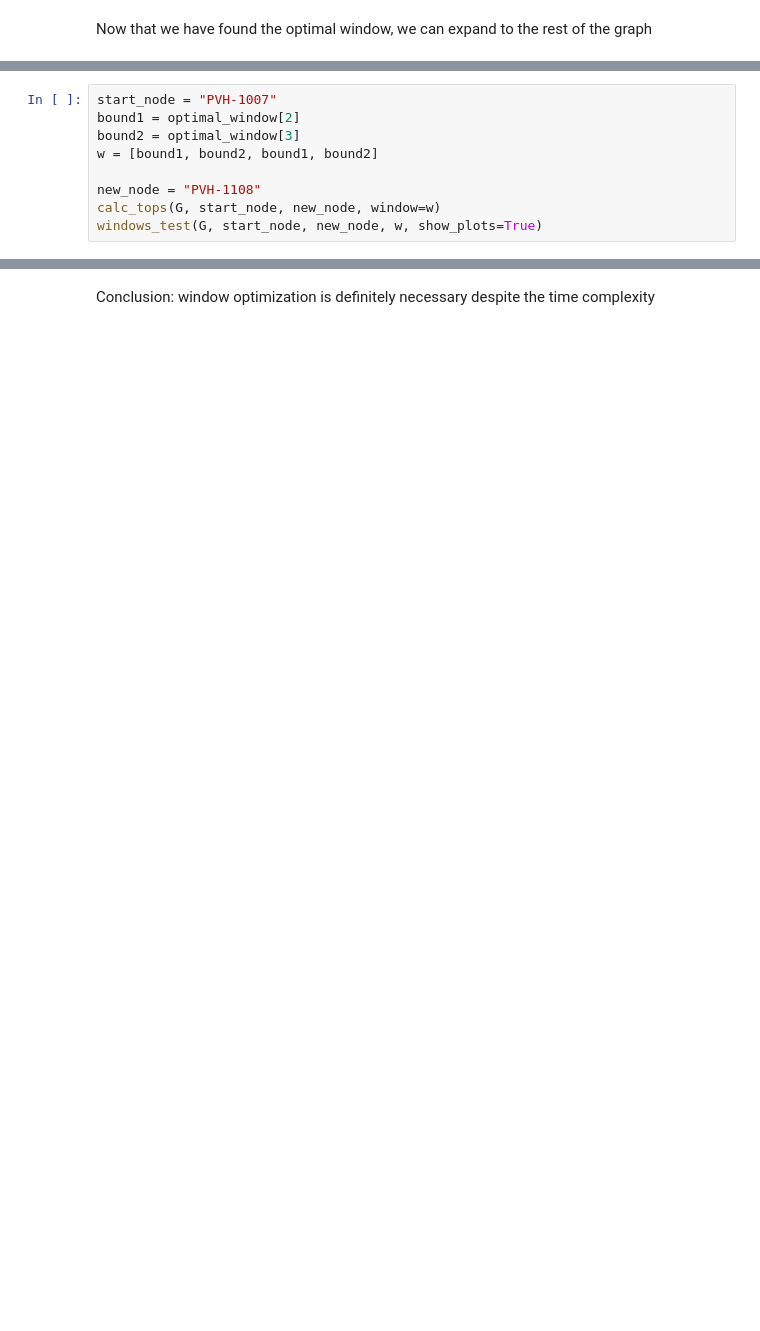
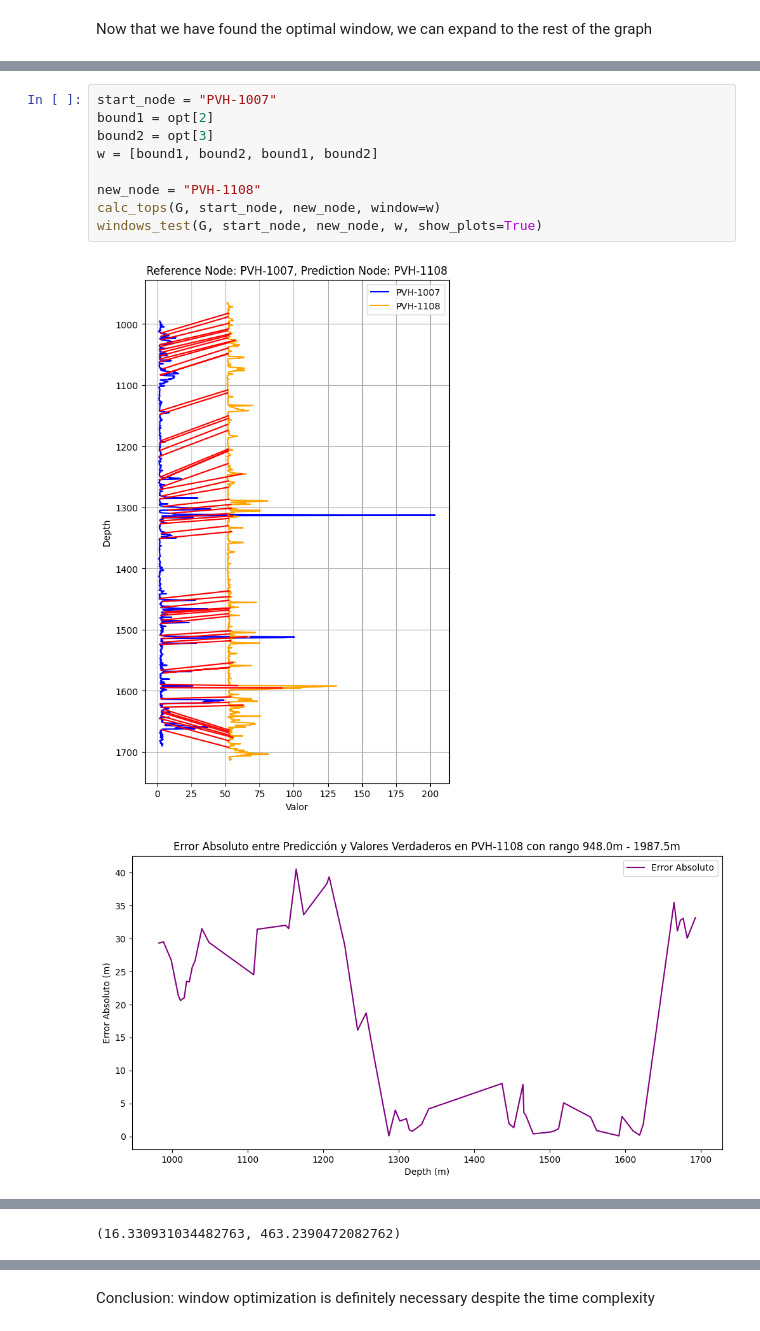
Before and after one commit to scast3/dtw_tool, a Jupyter notebook: window_optimization.ipynb, the cells around one changed output, grey strips where cells are left out. Saved outputs shown, nothing was run; the diff lists cells and outputs as text; blank space fills up the shorter version.

```diff
--- a/window_optimization.ipynb
+++ b/window_optimization.ipynb
@@ -527,9 +52,12 @@ windows_test(G, start_node, new_node, w, show_plots=True)
 # %%
 start_node = "PVH-1007"
-bound1 = optimal_window[2]
-bound2 = optimal_window[3]
+bound1 = opt[2]
+bound2 = opt[3]
 w = [bound1, bound2, bound1, bound2]
 
 new_node = "PVH-1108"
 calc_tops(G, start_node, new_node, window=w)
 windows_test(G, start_node, new_node, w, show_plots=True)
+# %% [output]
+[figure, added]
+[figure, added]
@@ -535,0 +65 @@ windows_test(G, start_node, new_node, w, show_plots=True)
+(16.330931034482763, 463.2390472082762)
```
Also changed, not shown: parts of 22 cells of this notebook, 1 other file.
